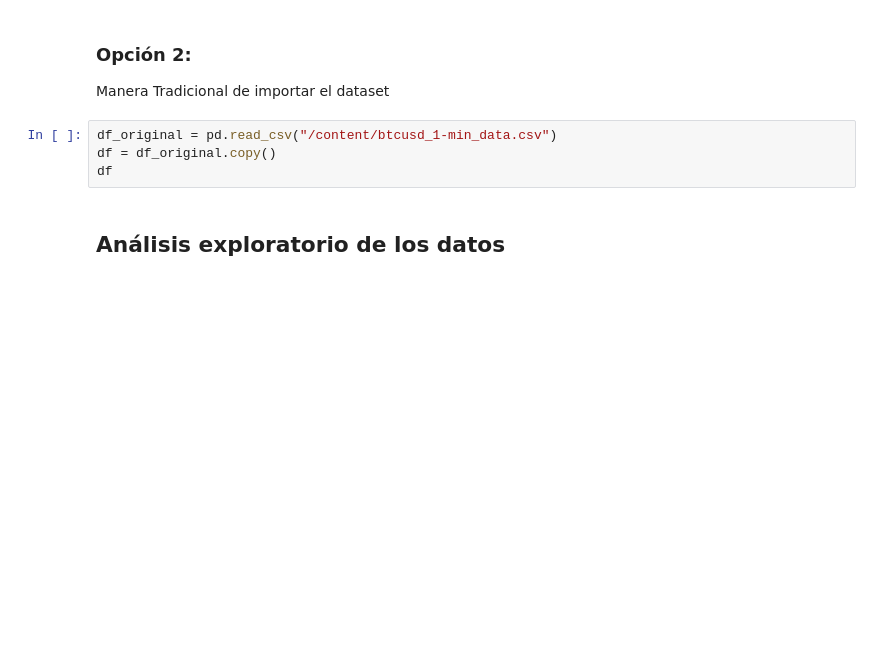
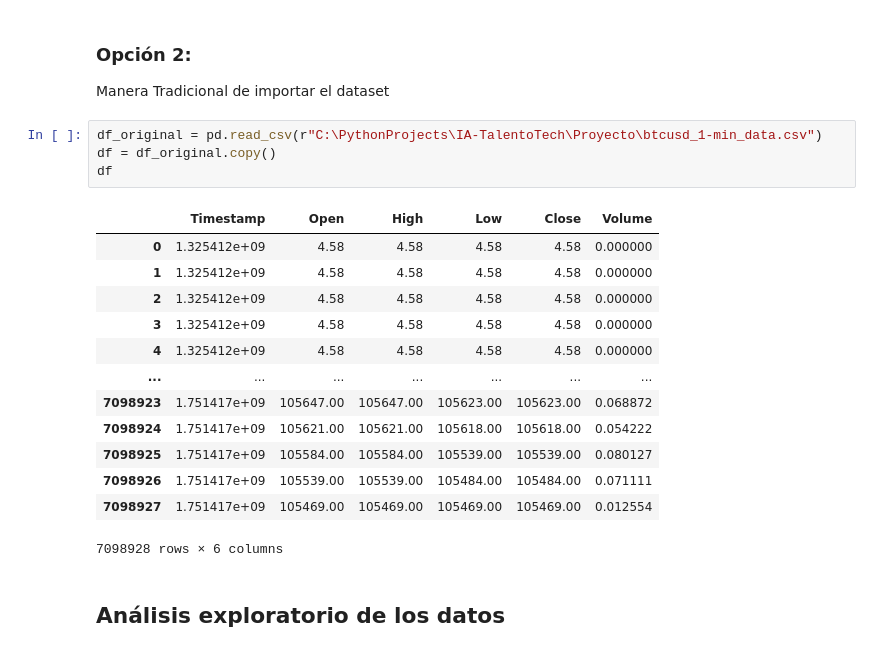
Before and after one commit to DavierGonz/ModeloPredictivoBitcoin, a Jupyter notebook: ModeloPredictivoBitcoin.ipynb, the cells around one changed output. Cells and saved outputs as stored; diff of their text form; blank space fills up the shorter version.

```diff
--- a/ModeloPredictivoBitcoin.ipynb
+++ b/ModeloPredictivoBitcoin.ipynb
@@ -39,9 +55,23 @@ df
 ### **Opción 2:**
 Manera Tradicional de importar el dataset
 # %%
-df_original = pd.read_csv("/content/btcusd_1-min_data.csv")
+df_original = pd.read_csv(r"C:\PythonProjects\IA-TalentoTech\Proyecto\btcusd_1-min_data.csv")
 df = df_original.copy()
 df
+# %% [output]
+|  | Timestamp | Open | High | Low | Close | Volume |
+| 0 | 1.325412e+09 | 4.58 | 4.58 | 4.58 | 4.58 | 0.000000 |
+| 1 | 1.325412e+09 | 4.58 | 4.58 | 4.58 | 4.58 | 0.000000 |
+| 2 | 1.325412e+09 | 4.58 | 4.58 | 4.58 | 4.58 | 0.000000 |
+| 3 | 1.325412e+09 | 4.58 | 4.58 | 4.58 | 4.58 | 0.000000 |
+| 4 | 1.325412e+09 | 4.58 | 4.58 | 4.58 | 4.58 | 0.000000 |
+| ... | ... | ... | ... | ... | ... | ... |
+| 7098923 | 1.751417e+09 | 105647.00 | 105647.00 | 105623.00 | 105623.00 | 0.068872 |
+| 7098924 | 1.751417e+09 | 105621.00 | 105621.00 | 105618.00 | 105618.00 | 0.054222 |
+| 7098925 | 1.751417e+09 | 105584.00 | 105584.00 | 105539.00 | 105539.00 | 0.080127 |
+| 7098926 | 1.751417e+09 | 105539.00 | 105539.00 | 105484.00 | 105484.00 | 0.071111 |
+| 7098927 | 1.751417e+09 | 105469.00 | 105469.00 | 105469.00 | 105469.00 | 0.012554 |
+7098928 rows × 6 columns
 # %% [markdown]
 ## Análisis exploratorio de los datos
 # %%
```
Also changed, not shown: parts of 19 cells of this notebook.
